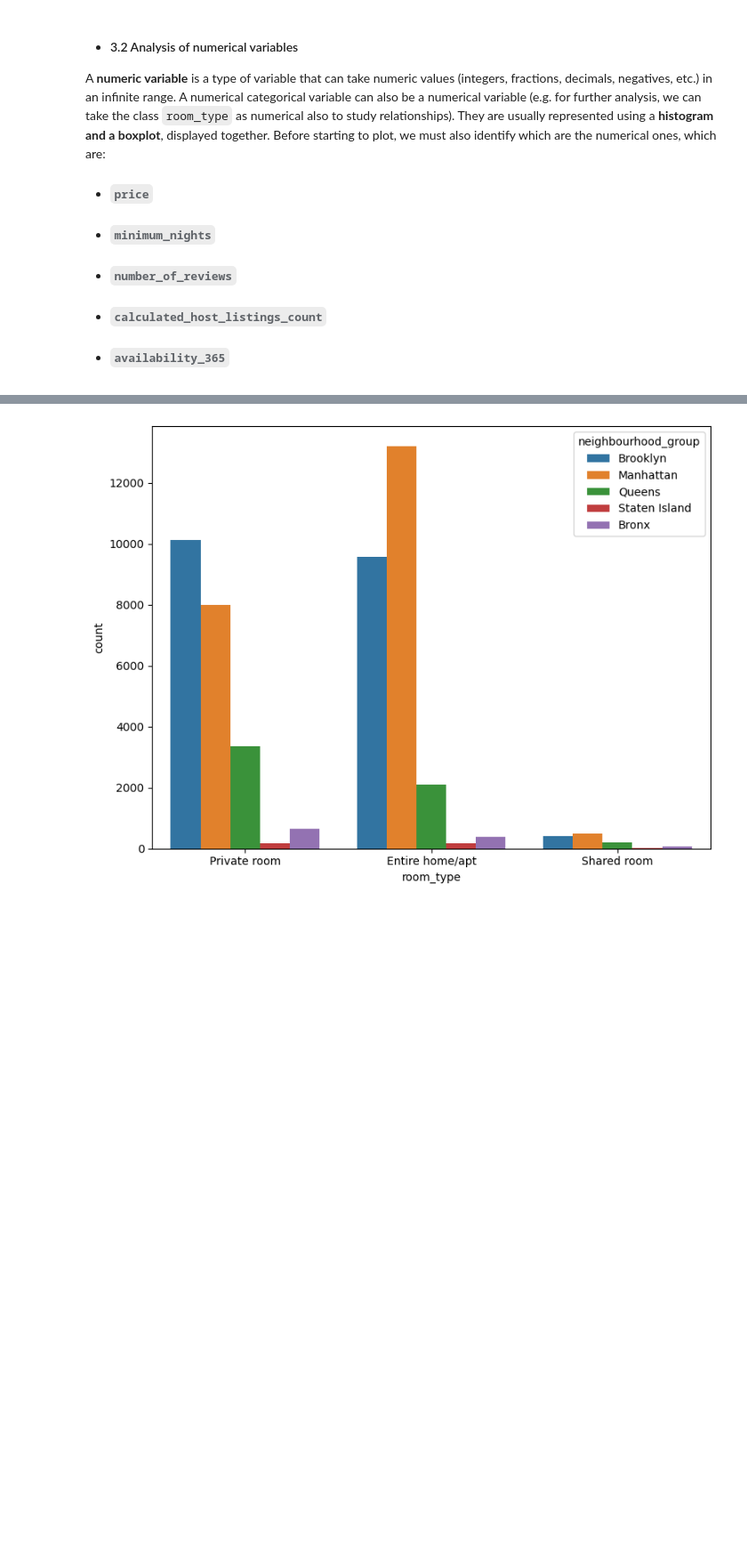
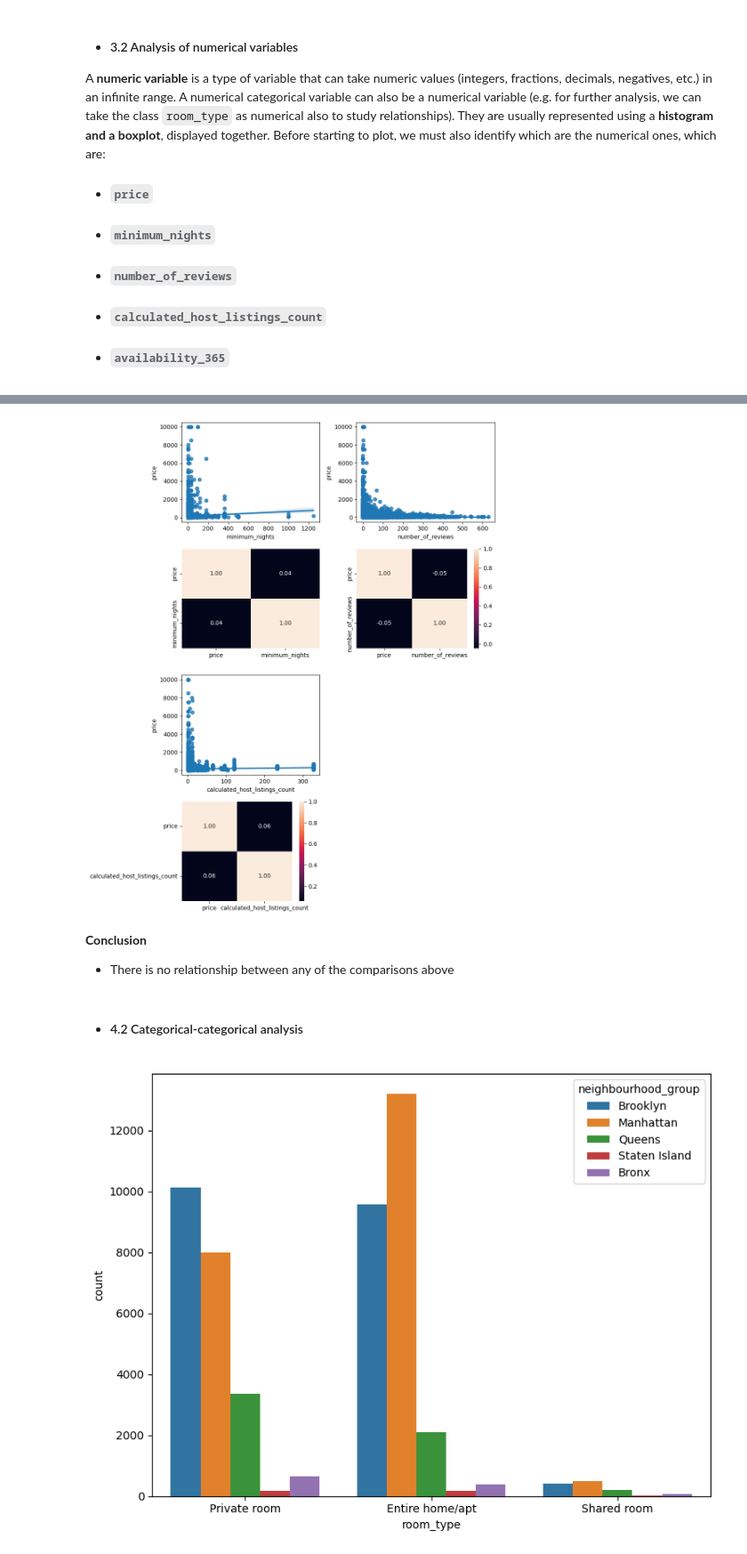
Before and after one commit to 4GeeksAcademy/fer-romerEDA, a Jupyter notebook: src/explore.ipynb, the cells around one changed output, grey strips where cells are left out. Shown at 89% size. Saved outputs shown, nothing was run; the diff lists cells and outputs as text; code cells hidden in the pictures; blank space fills up the shorter version.

```diff
--- a/src/explore.ipynb
+++ b/src/explore.ipynb
@@ -361,3 +354,34 @@ sns.heatmap(AB_NYC_2019[["price", "calculated_host_listings_count"]].corr(), ann
+# %%
+fig, axis = plt.subplots(4, 2, figsize = (10, 12))
+
+# Analysis of variable 'minimum_nights' respect 'price'
+sns.regplot(ax = axis[0,0], data = AB_NYC_2019, x = "minimum_nights", y = "price")
+sns.heatmap(AB_NYC_2019[["price", "minimum_nights"]].corr(), annot = True, fmt = ".2f", ax = axis[1, 0], cbar = False)
+
+# Analysis of variable 'number_of_reviews' respect 'price'
+sns.regplot(ax = axis[0,1], data = AB_NYC_2019, x = "number_of_reviews", y = "price")
+sns.heatmap(AB_NYC_2019[["price", "number_of_reviews"]].corr(), annot = True, fmt = ".2f",ax = axis[1, 1])
+
+# Analysis of variable 'calculated_host_listings_count' respect 'price'
+sns.regplot(ax = axis[2,0], data = AB_NYC_2019, x = "calculated_host_listings_count", y = "price")
+sns.heatmap(AB_NYC_2019[["price", "calculated_host_listings_count"]].corr(), annot = True, fmt = ".2f", ax = axis[3,0])
+
+# Remove the empty axes
+fig.delaxes(ax = axis[2,1])
+fig.delaxes(ax = axis[3,1])
+
+# Adjust the layout
+plt.tight_layout()
+
+# Show the plot
+plt.show()
+# %% [output]
+[figure, added]
+# %% [markdown]
+**Conclusion**
+- There is no relationship between any of the comparisons above
+# %% [markdown]
+- #### 4.2 Categorical-categorical analysis
 # %%
 plt.figure(figsize=(8,6))
 sns.countplot( data = AB_NYC_2019, x = "room_type", hue = "neighbourhood_group")
```
Also changed, not shown: parts of 12 cells of this notebook.
